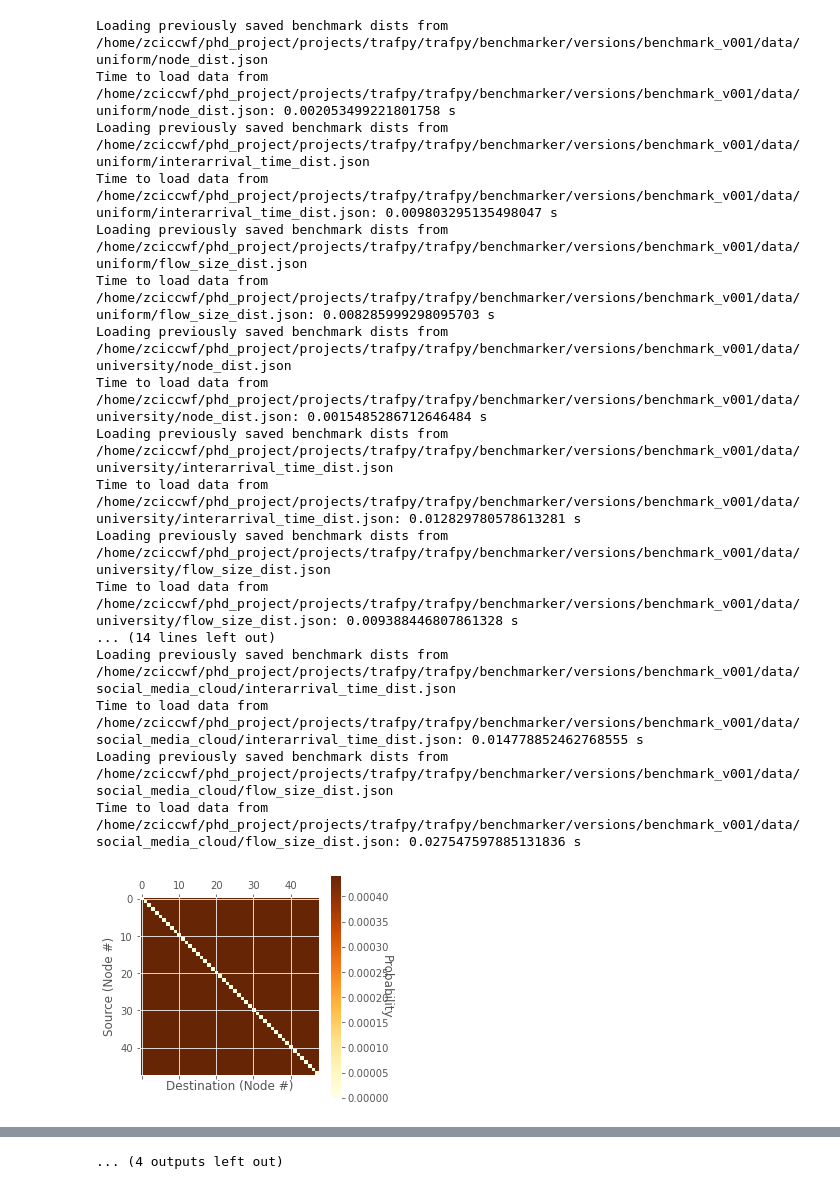
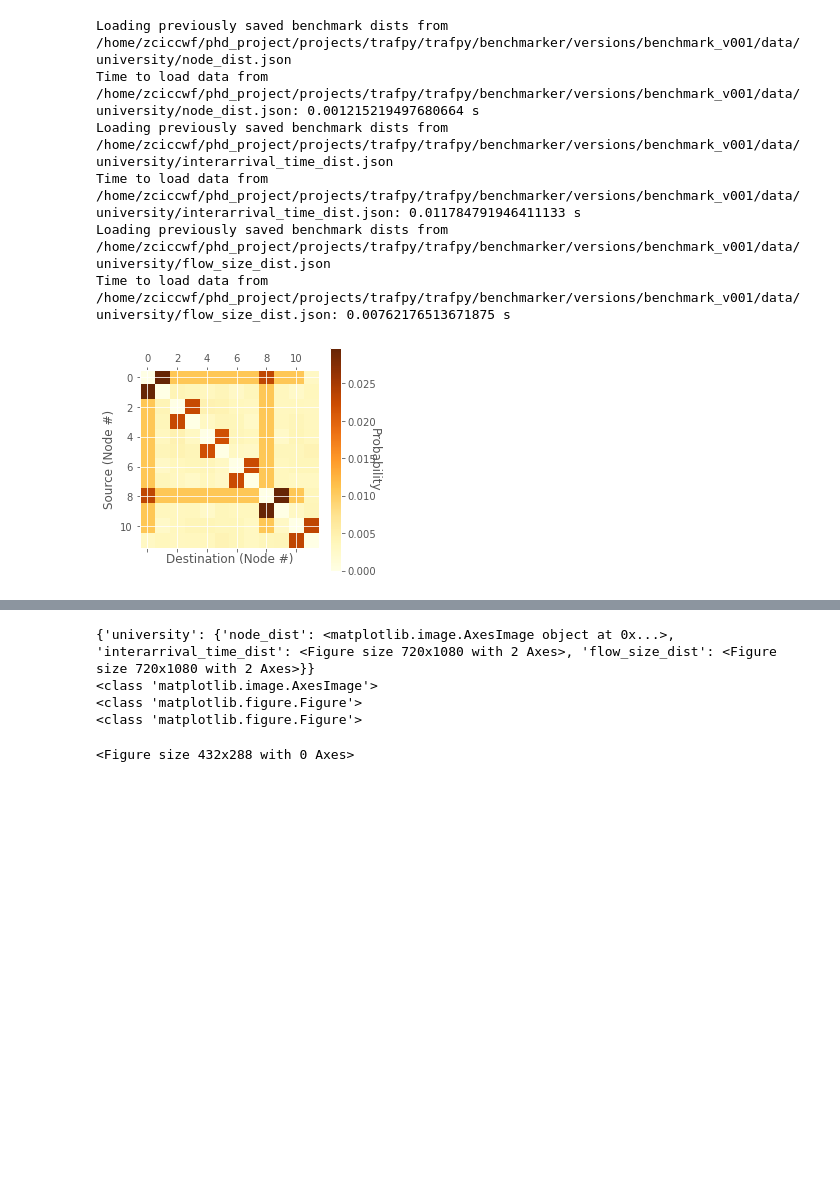
Before and after one commit to cwfparsonson/trafpy, a Jupyter notebook: trafpy/benchmarker/versions/benchmark_v001/benchmark_plot_script_notebook.ipynb, the cells around one changed output, grey strips where cells are left out. Cells and saved outputs as stored; diff of their text form; code cells hidden in the pictures; blank space fills up the shorter version.

```diff
--- a/trafpy/benchmarker/versions/benchmark_v001/benchmark_plot_script_notebook.ipynb
+++ b/trafpy/benchmarker/versions/benchmark_v001/benchmark_plot_script_notebook.ipynb
@@ -4,23 +4,13 @@ from trafpy.benchmarker.versions.benchmark_v001.distribution_generator import Di
 import matplotlib.pyplot as plt
 # %%
 distgen = DistributionGenerator(load_prev_dists=True)
-plots, dists, rand_vars = distgen.plot_benchmark_dists(benchmarks=['uniform', 'university', 'private_enterprise', 'commercial_cloud', 'social_media_cloud'])
+# plots, dists, rand_vars = distgen.plot_benchmark_dists(benchmarks=['uniform', 'university', 'private_enterprise', 'commercial_cloud', 'social_media_cloud'])
+plots, dists, rand_vars = distgen.plot_benchmark_dists(benchmarks=['university'])
 # %% [output]
-Loading previously saved benchmark dists from /home/zciccwf/phd_project/projects/trafpy/trafpy/benchmarker/versions/benchmark_v001/data/uniform/node_dist.json
-Time to load data from /home/zciccwf/phd_project/projects/trafpy/trafpy/benchmarker/versions/benchmark_v001/data/uniform/node_dist.json: 0.002053499221801758 s
-Loading previously saved benchmark dists from /home/zciccwf/phd_project/projects/trafpy/trafpy/benchmarker/versions/benchmark_v001/data/uniform/interarrival_time_dist.json
-Time to load data from /home/zciccwf/phd_project/projects/trafpy/trafpy/benchmarker/versions/benchmark_v001/data/uniform/interarrival_time_dist.json: 0.009803295135498047 s
-Loading previously saved benchmark dists from /home/zciccwf/phd_project/projects/trafpy/trafpy/benchmarker/versions/benchmark_v001/data/uniform/flow_size_dist.json
-Time to load data from /home/zciccwf/phd_project/projects/trafpy/trafpy/benchmarker/versions/benchmark_v001/data/uniform/flow_size_dist.json: 0.008285999298095703 s
 Loading previously saved benchmark dists from /home/zciccwf/phd_project/projects/trafpy/trafpy/benchmarker/versions/benchmark_v001/data/university/node_dist.json
-Time to load data from /home/zciccwf/phd_project/projects/trafpy/trafpy/benchmarker/versions/benchmark_v001/data/university/node_dist.json: 0.0015485286712646484 s
+Time to load data from /home/zciccwf/phd_project/projects/trafpy/trafpy/benchmarker/versions/benchmark_v001/data/university/node_dist.json: 0.001215219497680664 s
 Loading previously saved benchmark dists from /home/zciccwf/phd_project/projects/trafpy/trafpy/benchmarker/versions/benchmark_v001/data/university/interarrival_time_dist.json
-Time to load data from /home/zciccwf/phd_project/projects/trafpy/trafpy/benchmarker/versions/benchmark_v001/data/university/interarrival_time_dist.json: 0.012829780578613281 s
+Time to load data from /home/zciccwf/phd_project/projects/trafpy/trafpy/benchmarker/versions/benchmark_v001/data/university/interarrival_time_dist.json: 0.011784791946411133 s
 Loading previously saved benchmark dists from /home/zciccwf/phd_project/projects/trafpy/trafpy/benchmarker/versions/benchmark_v001/data/university/flow_size_dist.json
-Time to load data from /home/zciccwf/phd_project/projects/trafpy/trafpy/benchmarker/versions/benchmark_v001/data/university/flow_size_dist.json: 0.009388446807861328 s
-... (14 lines left out)
-Loading previously saved benchmark dists from /home/zciccwf/phd_project/projects/trafpy/trafpy/benchmarker/versions/benchmark_v001/data/social_media_cloud/interarrival_time_dist.json
-Time to load data from /home/zciccwf/phd_project/projects/trafpy/trafpy/benchmarker/versions/benchmark_v001/data/social_media_cloud/interarrival_time_dist.json: 0.014778852462768555 s
-Loading previously saved benchmark dists from /home/zciccwf/phd_project/projects/trafpy/trafpy/benchmarker/versions/benchmark_v001/data/social_media_cloud/flow_size_dist.json
-Time to load data from /home/zciccwf/phd_project/projects/trafpy/trafpy/benchmarker/versions/benchmark_v001/data/social_media_cloud/flow_size_dist.json: 0.027547597885131836 s
+Time to load data from /home/zciccwf/phd_project/projects/trafpy/trafpy/benchmarker/versions/benchmark_v001/data/university/flow_size_dist.json: 0.00762176513671875 s
-[figure, old version]
+[figure, new version]
@@ -37,4 +19,3 @@ Time to load data from /home/zciccwf/phd_project/projects/trafpy/trafpy/benchmar
-... (4 outputs left out)
 # %%
 print(plots)
 for _class in plots.keys():
@@ -44,5 +25,11 @@ for _class in plots.keys():
         print(type(fig))
 
 plt.show()
+# %% [output]
+{'university': {'node_dist': <matplotlib.image.AxesImage object at 0x...>, 'interarrival_time_dist': <Figure size 720x1080 with 2 Axes>, 'flow_size_dist': <Figure size 720x1080 with 2 Axes>}}
+<class 'matplotlib.image.AxesImage'>
+<class 'matplotlib.figure.Figure'>
+<class 'matplotlib.figure.Figure'>
+<Figure size 432x288 with 0 Axes>
 # %%
 print(dists)
```
Also changed, not shown: parts of 1 cell of this notebook, 11 other files.
